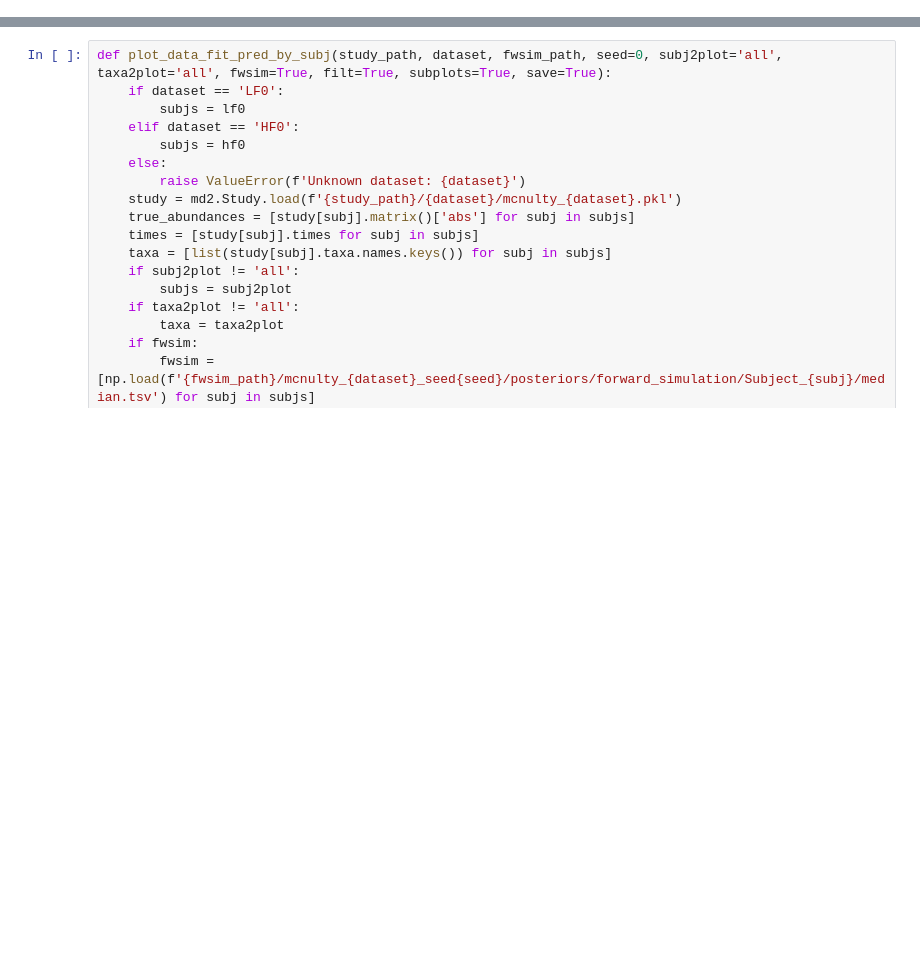
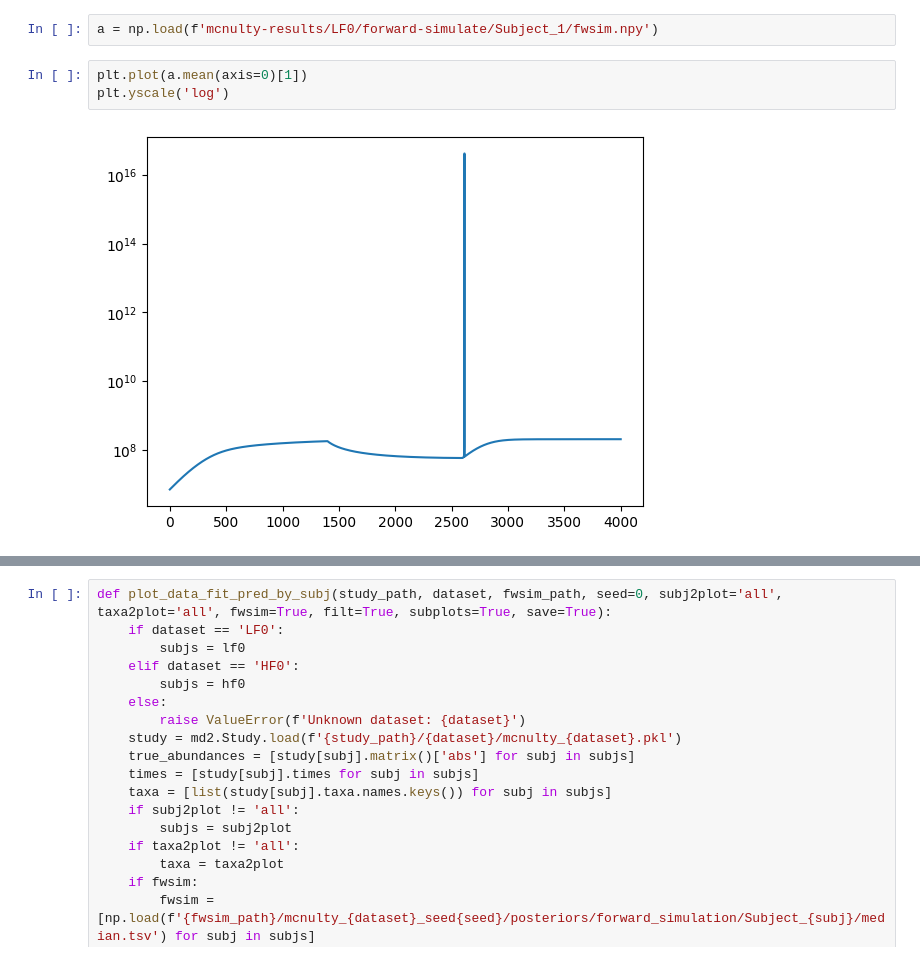
Before and after one commit to alejandrocs98/masters-thesis, a Jupyter notebook: ecological-modeling/plot_forward_sims.ipynb, the cells around one changed output, grey strips where cells are left out. Drawn from its saved outputs; the diff is of its cells as text; blank space fills up the shorter version.

```diff
--- a/ecological-modeling/plot_forward_sims.ipynb
+++ b/ecological-modeling/plot_forward_sims.ipynb
@@ -60 +70,8 @@ hf0 = ['8', '9', '10', '11', '12', '13', '14', '15']
+# %%
+a = np.load(f'mcnulty-results/LF0/forward-simulate/Subject_1/fwsim.npy')
+# %%
+plt.plot(a.mean(axis=0)[1])
+plt.yscale('log')
+# %% [output]
+[figure, added]
 # %%
```
Also changed, not shown: parts of 5 cells of this notebook, 1 other file.
